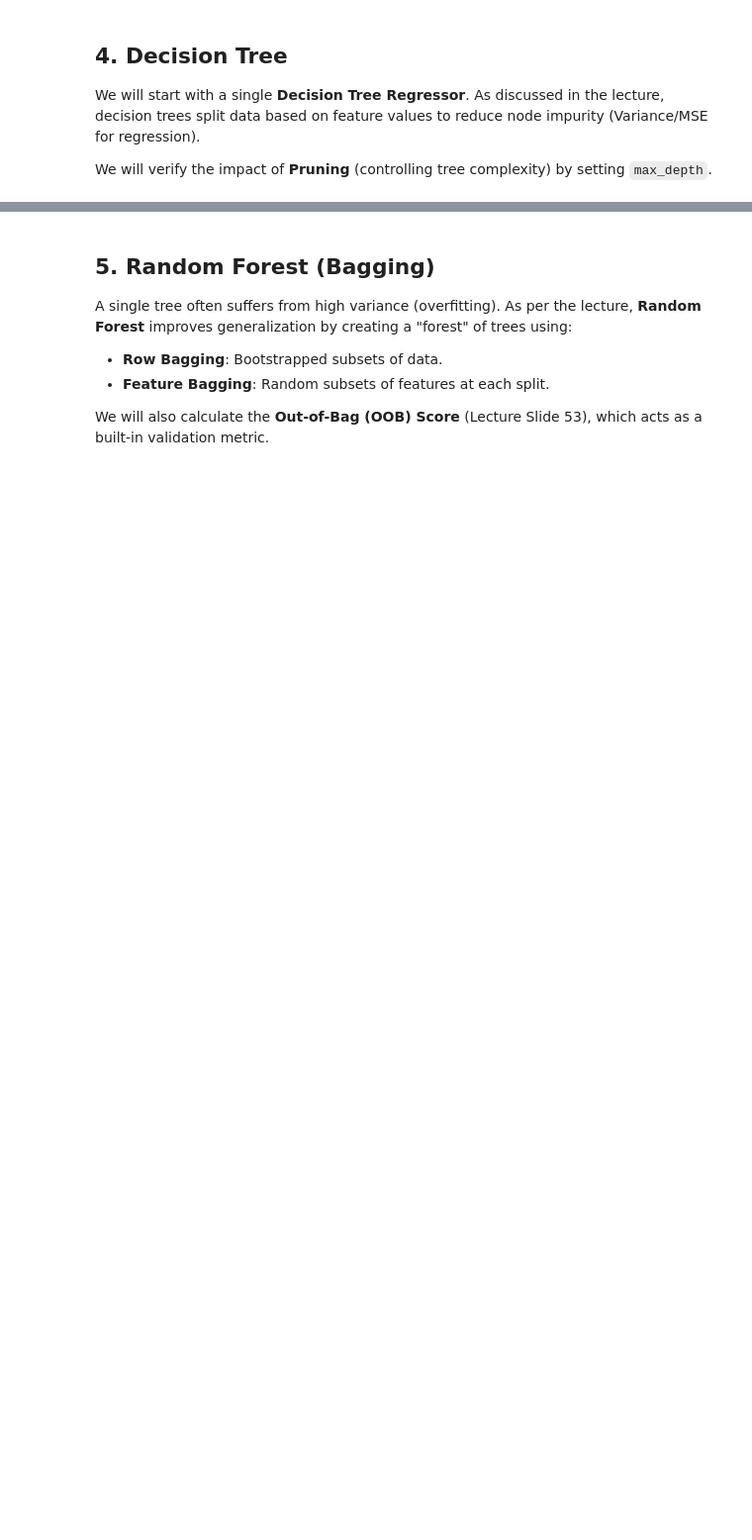
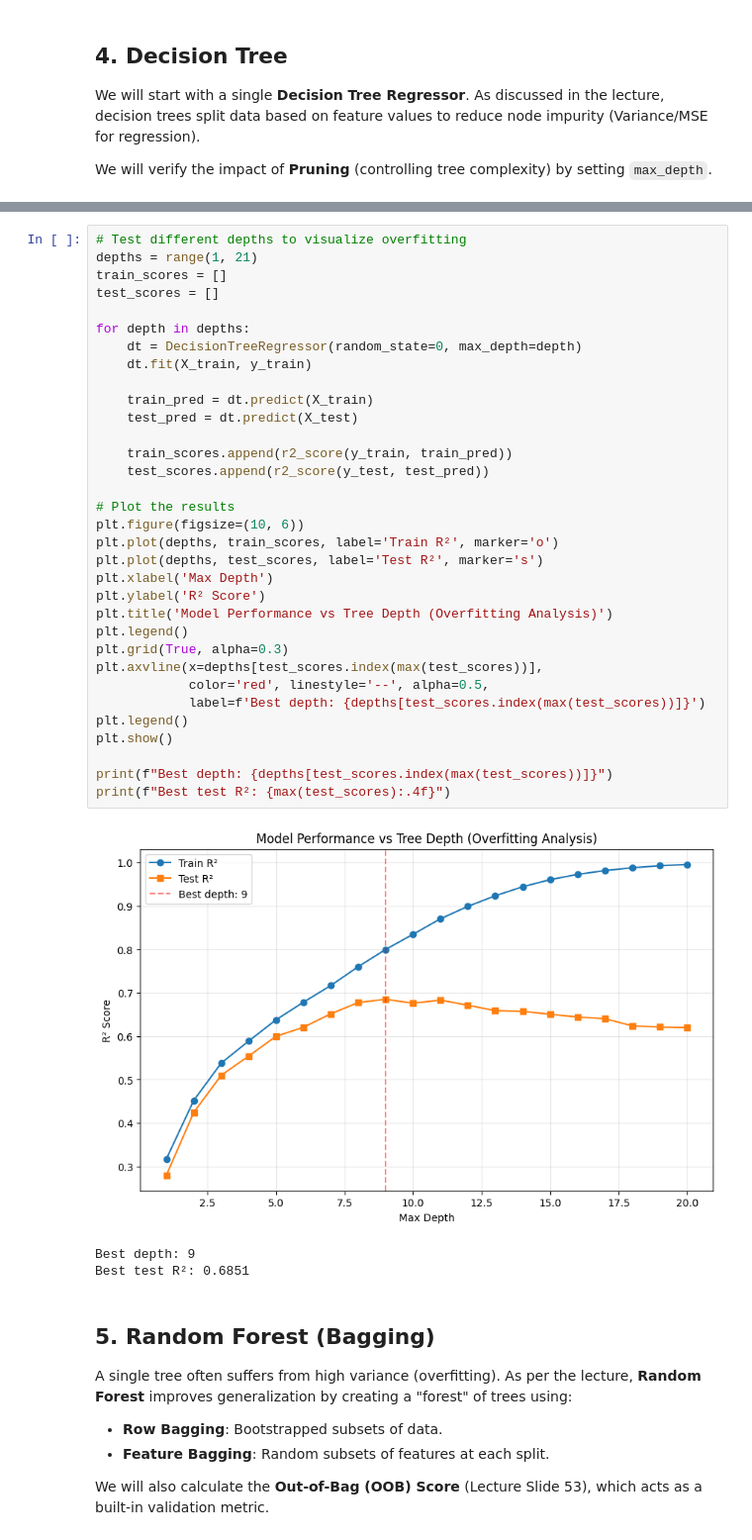
Before and after one commit to DavidAkerlind/AI_M1_Lab6_TreeModels_I, a Jupyter notebook: lab6.ipynb, the cells around one changed output, grey strips where cells are left out. Shown at 99% size. Cells and saved outputs as stored; diff of their text form; blank space fills up the shorter version.

```diff
--- a/lab6.ipynb
+++ b/lab6.ipynb
@@ -119,3 +119,40 @@ KeyboardInterrupt:
+# %%
+# Test different depths to visualize overfitting
+depths = range(1, 21)
+train_scores = []
+test_scores = []
+
+for depth in depths:
+    dt = DecisionTreeRegressor(random_state=0, max_depth=depth)
+    dt.fit(X_train, y_train)
+
+    train_pred = dt.predict(X_train)
+    test_pred = dt.predict(X_test)
+
+    train_scores.append(r2_score(y_train, train_pred))
+    test_scores.append(r2_score(y_test, test_pred))
+
+# Plot the results
+plt.figure(figsize=(10, 6))
+plt.plot(depths, train_scores, label='Train R²', marker='o')
+plt.plot(depths, test_scores, label='Test R²', marker='s')
+plt.xlabel('Max Depth')
+plt.ylabel('R² Score')
+plt.title('Model Performance vs Tree Depth (Overfitting Analysis)')
+plt.legend()
+plt.grid(True, alpha=0.3)
+plt.axvline(x=depths[test_scores.index(max(test_scores))],
+            color='red', linestyle='--', alpha=0.5,
+            label=f'Best depth: {depths[test_scores.index(max(test_scores))]}')
+plt.legend()
+plt.show()
+
+print(f"Best depth: {depths[test_scores.index(max(test_scores))]}")
+print(f"Best test R²: {max(test_scores):.4f}")
+# %% [output]
+[figure, added]
+Best depth: 9
+Best test R²: 0.6851
 # %% [markdown]
 ## 5. Random Forest (Bagging)
 A single tree often suffers from high variance (overfitting). As per the lecture, **Random Forest** improves generalization by creating a "forest" of trees using:
```
Also changed, not shown: parts of 6 cells of this notebook, 2 other files.
